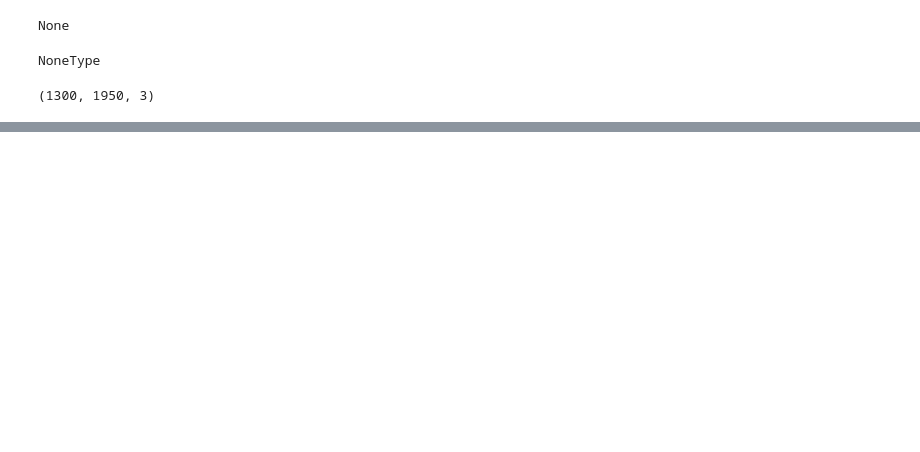
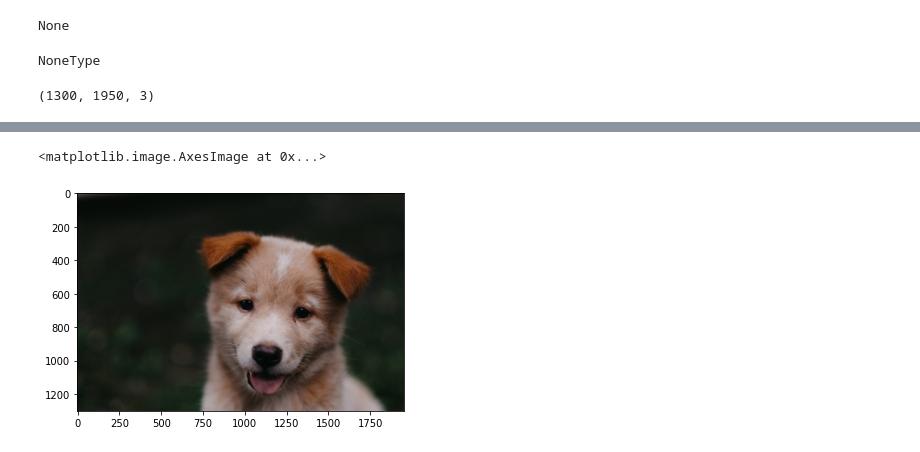
Before and after one commit to wglouie/hri_course_ws, a Jupyter notebook: src/numpy_and_image_basics/opening-image-files.ipynb, the cells around one changed output, grey strips where cells are left out. Saved outputs shown, nothing was run; the diff lists cells and outputs as text; code cells hidden in the pictures; blank space fills up the shorter version.

```diff
--- a/src/numpy_and_image_basics/opening-image-files.ipynb
+++ b/src/numpy_and_image_basics/opening-image-files.ipynb
@@ -20,0 +26,6 @@ img.shape
+# %%
+img_rgb =cv2.cvtColor(img_bgr,cv2.COLOR_BGR2RGB)
+plt.imshow(img_rgb)
+# %% [output]
+<matplotlib.image.AxesImage at 0x...>
+[figure, added]
```
Also changed, not shown: parts of 17 cells of this notebook.
